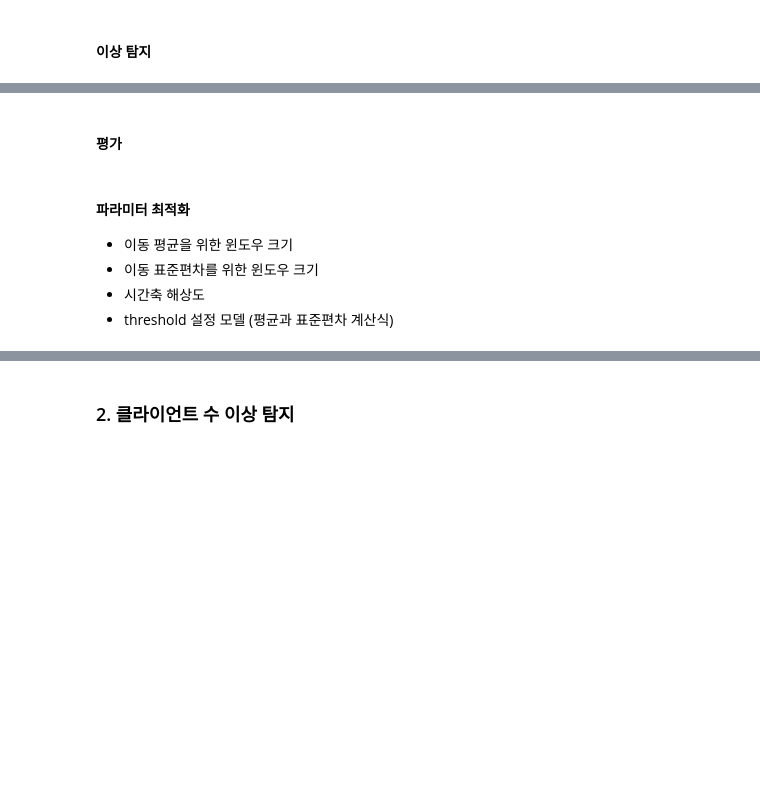
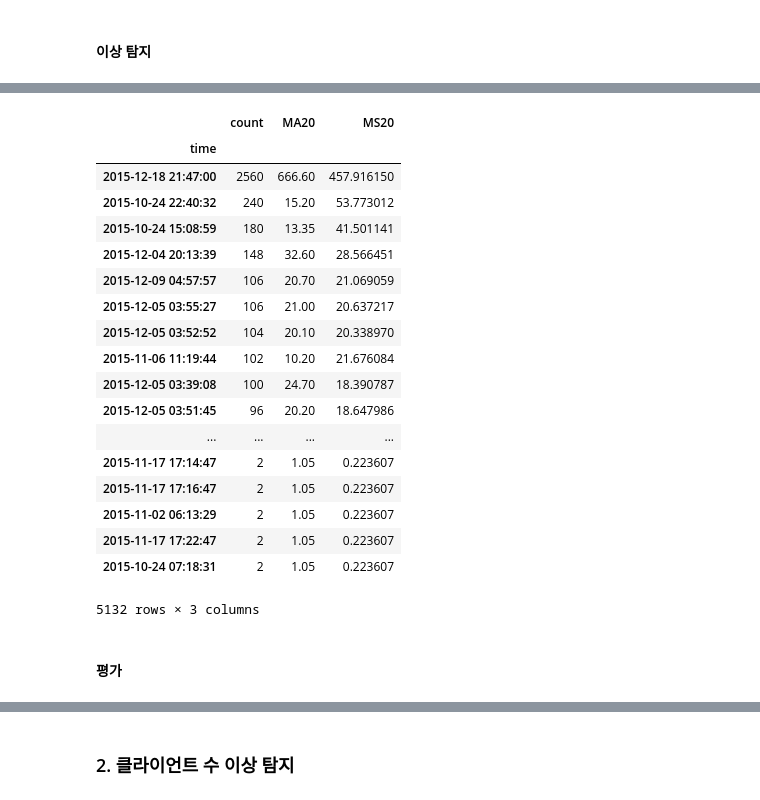
Before and after one commit to pjh0347/hadoop, a Jupyter notebook: anomaly_detection/anomaly_detection.ipynb, the cells around one changed output, grey strips where cells are left out. Saved outputs shown, nothing was run; the diff lists cells and outputs as text; code cells hidden in the pictures; blank space fills up the shorter version.

```diff
--- a/anomaly_detection/anomaly_detection.ipynb
+++ b/anomaly_detection/anomaly_detection.ipynb
@@ -191,2 +193,34 @@ Name: count, dtype: int64
+# %%
+# 정렬
+anomaly = request_cnt_pdf[request_cnt_pdf['count'] > request_cnt_pdf['MA20']+(4*request_cnt_pdf['MS20'])]
+anomaly.sort_values(['count'], ascending=[False])#[:10]
+# 4.24852925
+
+# 첫번째 이상 데이터 시각화
+#plot(request_cnt_pdf['2015-10-24 22:40:10':'2015-10-24 22:40:40'])
+#plot(request_cnt_pdf['2015-11-04 13:51:00':'2015-11-04 13:51:20'])
+#plot(request_cnt_pdf['2015-10-24 10:45:20':'2015-10-24 10:47:30'])
+
+# TODO : 값이 0인 경우도 고려
+# %% [output]
+|  | count | MA20 | MS20 |
+| time |  |  |  |
+| 2015-12-18 21:47:00 | 2560 | 666.60 | 457.916150 |
+| 2015-10-24 22:40:32 | 240 | 15.20 | 53.773012 |
+| 2015-10-24 15:08:59 | 180 | 13.35 | 41.501141 |
+| 2015-12-04 20:13:39 | 148 | 32.60 | 28.566451 |
+| 2015-12-09 04:57:57 | 106 | 20.70 | 21.069059 |
+| 2015-12-05 03:55:27 | 106 | 21.00 | 20.637217 |
+| 2015-12-05 03:52:52 | 104 | 20.10 | 20.338970 |
+| 2015-11-06 11:19:44 | 102 | 10.20 | 21.676084 |
+| 2015-12-05 03:39:08 | 100 | 24.70 | 18.390787 |
+| 2015-12-05 03:51:45 | 96 | 20.20 | 18.647986 |
+| ... | ... | ... | ... |
+| 2015-11-17 17:14:47 | 2 | 1.05 | 0.223607 |
+| 2015-11-17 17:16:47 | 2 | 1.05 | 0.223607 |
+| 2015-11-02 06:13:29 | 2 | 1.05 | 0.223607 |
+| 2015-11-17 17:22:47 | 2 | 1.05 | 0.223607 |
+| 2015-10-24 07:18:31 | 2 | 1.05 | 0.223607 |
+5132 rows × 3 columns
 # %% [markdown]
 #### 평가
@@ -195,6 +226,0 @@ Name: count, dtype: int64
-# %% [markdown]
-#### 파라미터 최적화
- - 이동 평균을 위한 윈도우 크기
- - 이동 표준편차를 위한 윈도우 크기
- - 시간축 해상도
- - threshold 설정 모델 (평균과 표준편차 계산식)
```
Also changed, not shown: parts of 12 cells of this notebook.
